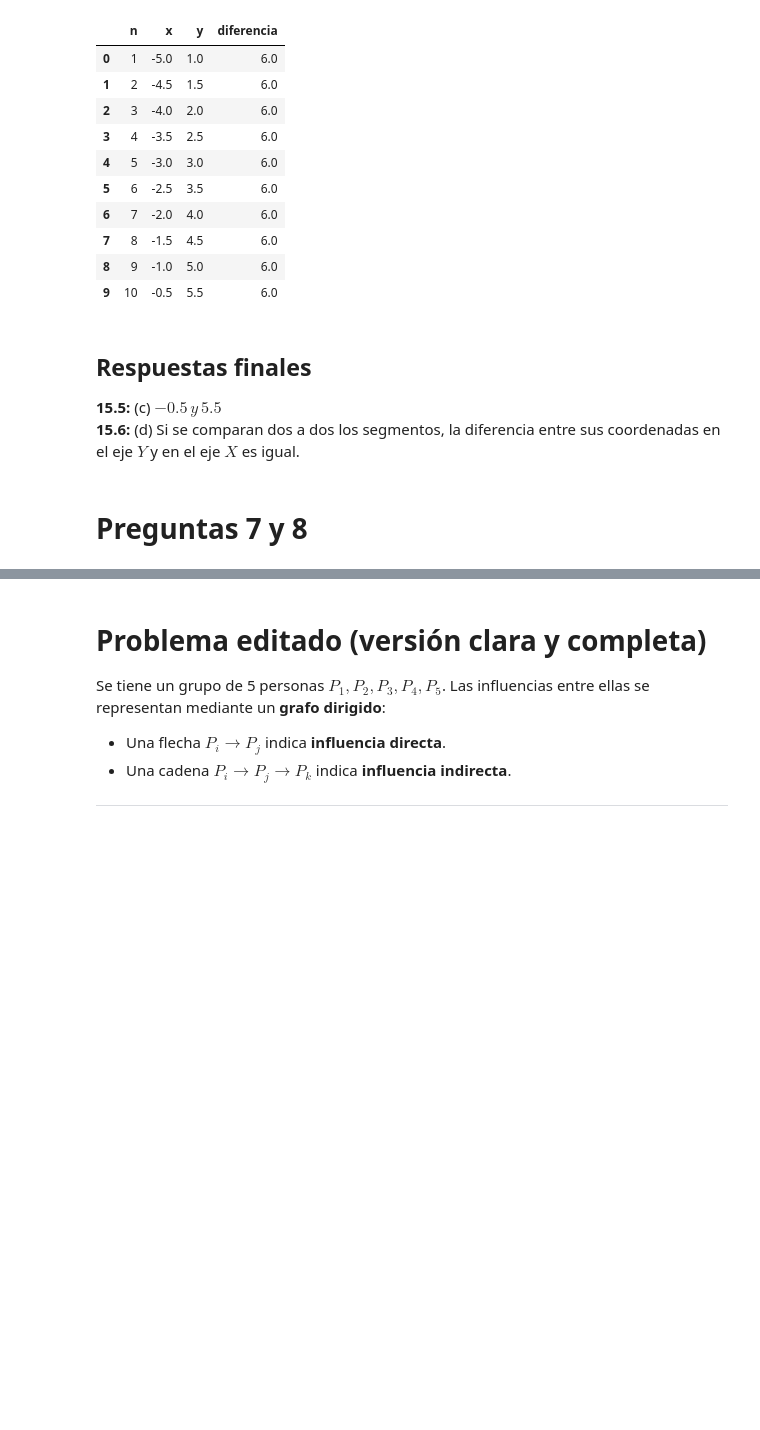
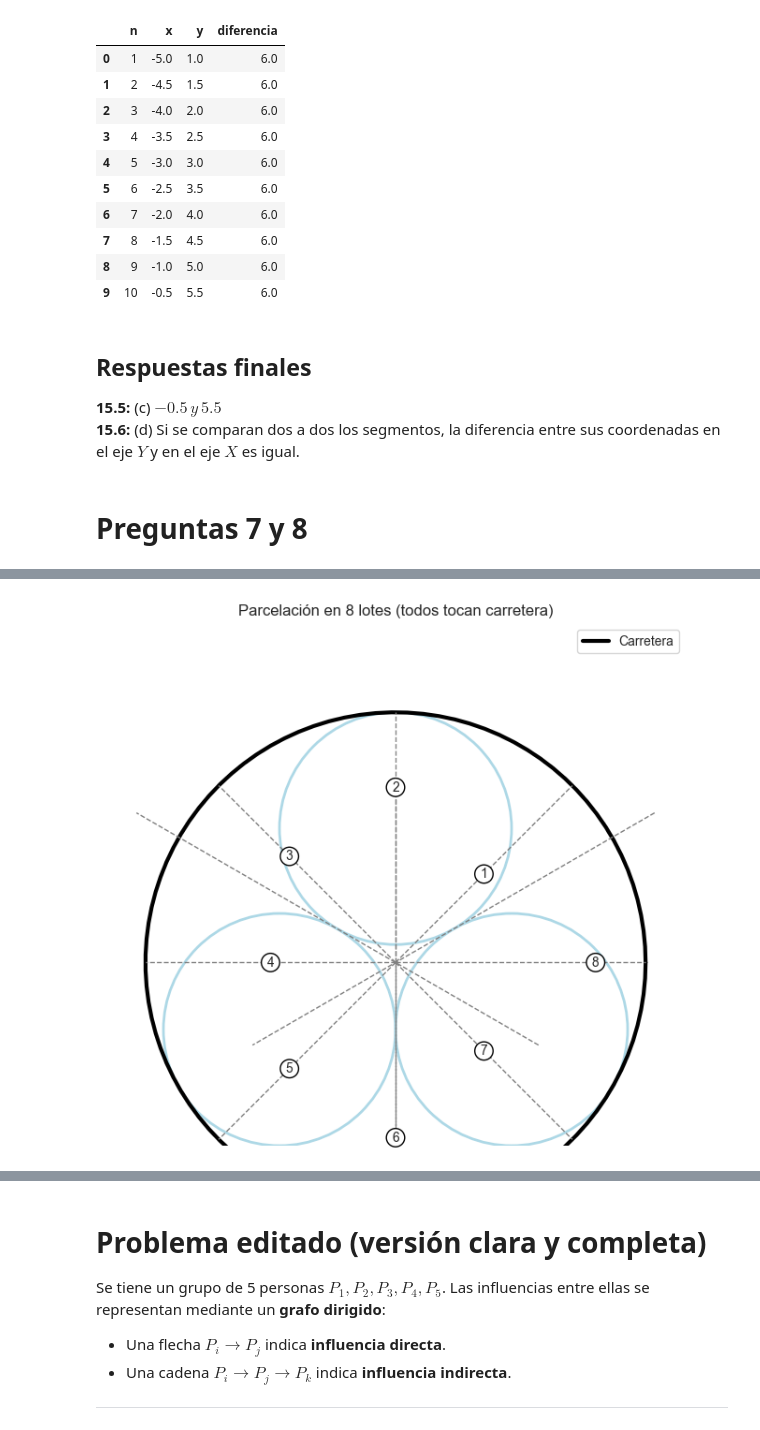
Before and after one commit to marco-canas/camino-udea, a Jupyter notebook: 6_razonamiento_geometrico/clase_16_analisis_graficos_y_simulacro_final/clase_16_analisis_graficos.ipynb, the cells around one changed output, grey strips where cells are left out. Drawn from its saved outputs; the diff is of its cells as text; code cells hidden in the pictures; blank space fills up the shorter version.

```diff
--- a/6_razonamiento_geometrico/clase_16_analisis_graficos_y_simulacro_final/clase_16_analisis_graficos.ipynb
+++ b/6_razonamiento_geometrico/clase_16_analisis_graficos_y_simulacro_final/clase_16_analisis_graficos.ipynb
@@ -707,0 +496,76 @@ plt.show()
+# %%
+import matplotlib.pyplot as plt
+import numpy as np
+
+# Configuración
+r = 1.0
+centers = [(0, 0), (2*r, 0), (r, np.sqrt(3)*r)]
+centroid = (r, r / np.sqrt(3))
+R_env = np.linalg.norm(np.array(centers[0]) - np.array(centroid)) + r
+
+fig, ax = plt.subplots(figsize=(8, 8))
+
+# Dibujar círculos
+for c in centers:
+    circle = plt.Circle(c, r, color='lightblue', fill=False, lw=2, edgecolor='blue')
+    ax.add_patch(circle)
+
+# Carretera
+theta = np.linspace(0, 2*np.pi, 100)
+x_env = centroid[0] + R_env * np.cos(theta)
+y_env = centroid[1] + R_env * np.sin(theta)
+ax.plot(x_env, y_env, 'k-', lw=3, label='Carretera')
+
+# --- Parcelación en 8 lotes (todos tocan carretera) ---
+# Dividimos el anillo entre círculos y carretera en 8 regiones
+# Simulación: líneas radiales desde el centroide y entre círculos
+
+# Líneas radiales
+angles = np.linspace(0, 2*np.pi, 9)[:-1]  # 8 direcciones
+for ang in angles:
+    x1 = centroid[0]
+    y1 = centroid[1]
+    x2 = centroid[0] + R_env * np.cos(ang)
+    y2 = centroid[1] + R_env * np.sin(ang)
+    ax.plot([x1, x2], [y1, y2], 'gray', lw=1, linestyle='--')
+
+# Líneas entre círculos (para crear más lotes)
+# Tangentes comunes entre círculos
+for i in range(3):
+    for j in range(i+1, 3):
+        p1 = np.array(centers[i])
+        p2 = np.array(centers[j])
+        vec = p2 - p1
+        perp = np.array([-vec[1], vec[0]])
+        perp = perp / np.linalg.norm(perp)
+        mid = (p1 + p2) / 2
+        # línea que pasa por el punto medio y es perpendicular a la línea de centros
+        x_line = [mid[0] - perp[0]*2, mid[0] + perp[0]*2]
+        y_line = [mid[1] - perp[1]*2, mid[1] + perp[1]*2]
+        ax.plot(x_line, y_line, 'gray', lw=1, linestyle='--')
+
+# Marcar algunos lotes con texto
+lote_centros = [
+    (centroid[0] + 0.5*R_env*np.cos(np.pi/4), centroid[1] + 0.5*R_env*np.sin(np.pi/4)),
+    (centroid[0] + 0.7*R_env*np.cos(np.pi/2), centroid[1] + 0.7*R_env*np.sin(np.pi/2)),
+    (centroid[0] + 0.6*R_env*np.cos(3*np.pi/4), centroid[1] + 0.6*R_env*np.sin(3*np.pi/4)),
+    (centroid[0] + 0.5*R_env*np.cos(np.pi), centroid[1] + 0.5*R_env*np.sin(np.pi)),
+    (centroid[0] + 0.6*R_env*np.cos(5*np.pi/4), centroid[1] + 0.6*R_env*np.sin(5*np.pi/4)),
+    (centroid[0] + 0.7*R_env*np.cos(3*np.pi/2), centroid[1] + 0.7*R_env*np.sin(3*np.pi/2)),
+    (centroid[0] + 0.5*R_env*np.cos(7*np.pi/4), centroid[1] + 0.5*R_env*np.sin(7*np.pi/4)),
+    (centroid[0] + 0.8*R_env*np.cos(0), centroid[1] + 0.8*R_env*np.sin(0))
+]
+
+for i, (x, y) in enumerate(lote_centros, 1):
+    ax.text(x, y, str(i), fontsize=10, ha='center', va='center',
+            bbox=dict(boxstyle="circle,pad=0.2", facecolor="white", edgecolor="black"))
+
+ax.set_xlim(-1.5, 3.5)
+ax.set_ylim(-1, 3.5)
+ax.set_aspect('equal')
+ax.axis('off')
+plt.title("Parcelación en 8 lotes (todos tocan carretera)")
+plt.legend()
+plt.show()
+# %% [output]
+[figure, added]
```
Also changed, not shown: parts of 34 cells of this notebook, 3 other files.
